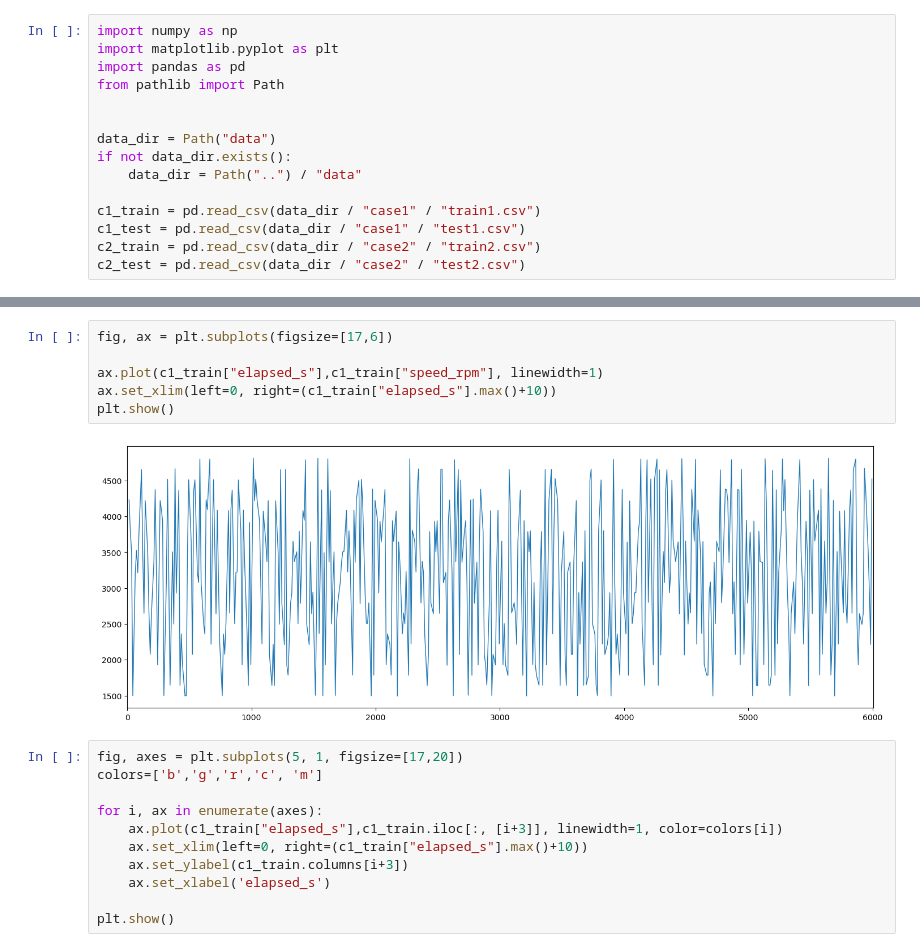
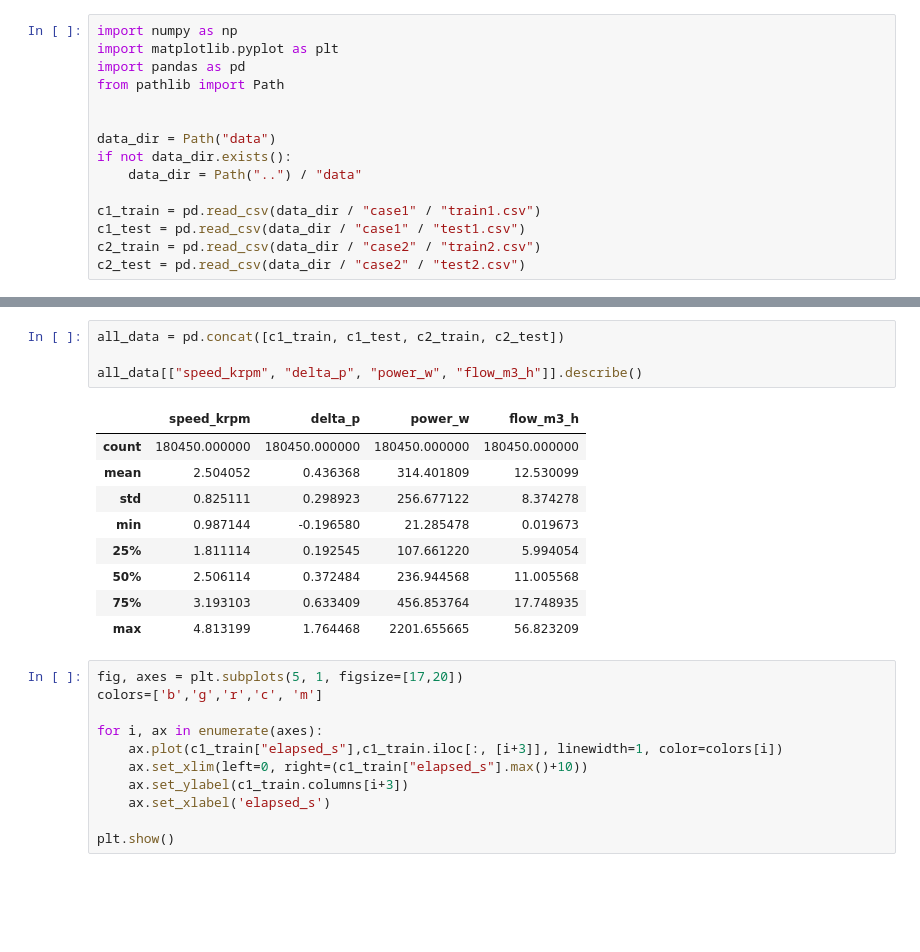
Before and after one commit to CapperTheRose16/Project-in-Machine-Learning, a Jupyter notebook: Data exploration/Plots.ipynb, the cells around one changed output, grey strips where cells are left out. Saved outputs shown, nothing was run; the diff lists cells and outputs as text; blank space fills up the shorter version.

```diff
--- a/Data exploration/Plots.ipynb
+++ b/Data exploration/Plots.ipynb
@@ -32,11 +47,17 @@ c1_train
-# %%
-fig, ax = plt.subplots(figsize=[17,6])
-
-ax.plot(c1_train["elapsed_s"],c1_train["speed_rpm"], linewidth=1)
-ax.set_xlim(left=0, right=(c1_train["elapsed_s"].max()+10))
-plt.show()
-# %% [output]
-[figure, removed]
+# %%
+all_data = pd.concat([c1_train, c1_test, c2_train, c2_test])
+
+all_data[["speed_krpm", "delta_p", "power_w", "flow_m3_h"]].describe()
+# %% [output]
+|  | speed_krpm | delta_p | power_w | flow_m3_h |
+| count | 180450.000000 | 180450.000000 | 180450.000000 | 180450.000000 |
+| mean | 2.504052 | 0.436368 | 314.401809 | 12.530099 |
+| std | 0.825111 | 0.298923 | 256.677122 | 8.374278 |
+| min | 0.987144 | -0.196580 | 21.285478 | 0.019673 |
+| 25% | 1.811114 | 0.192545 | 107.661220 | 5.994054 |
+| 50% | 2.506114 | 0.372484 | 236.944568 | 11.005568 |
+| 75% | 3.193103 | 0.633409 | 456.853764 | 17.748935 |
+| max | 4.813199 | 1.764468 | 2201.655665 | 56.823209 |
 # %%
 fig, axes = plt.subplots(5, 1, figsize=[17,20])
 colors=['b','g','r','c', 'm']
```
Also changed, not shown: parts of 5 cells of this notebook, 1 other file.
